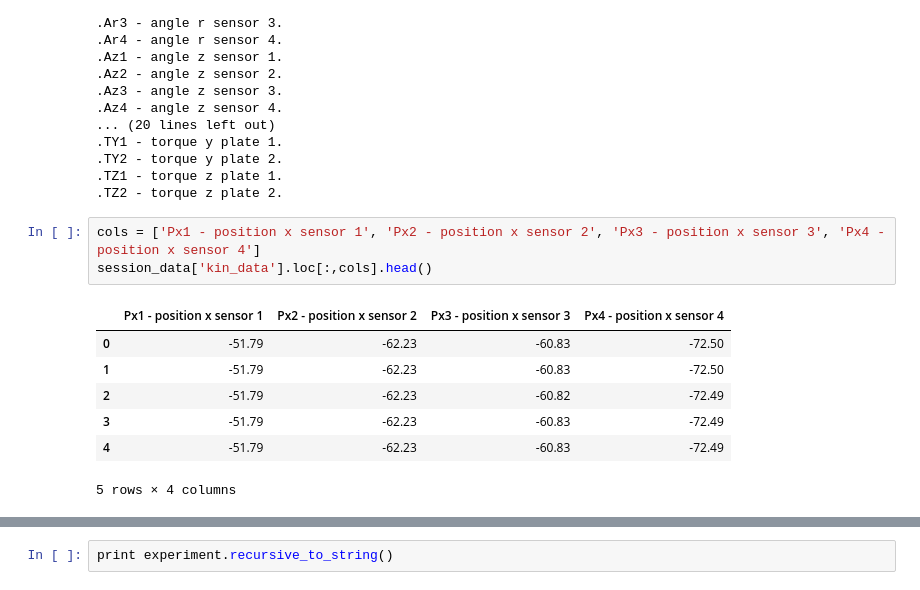
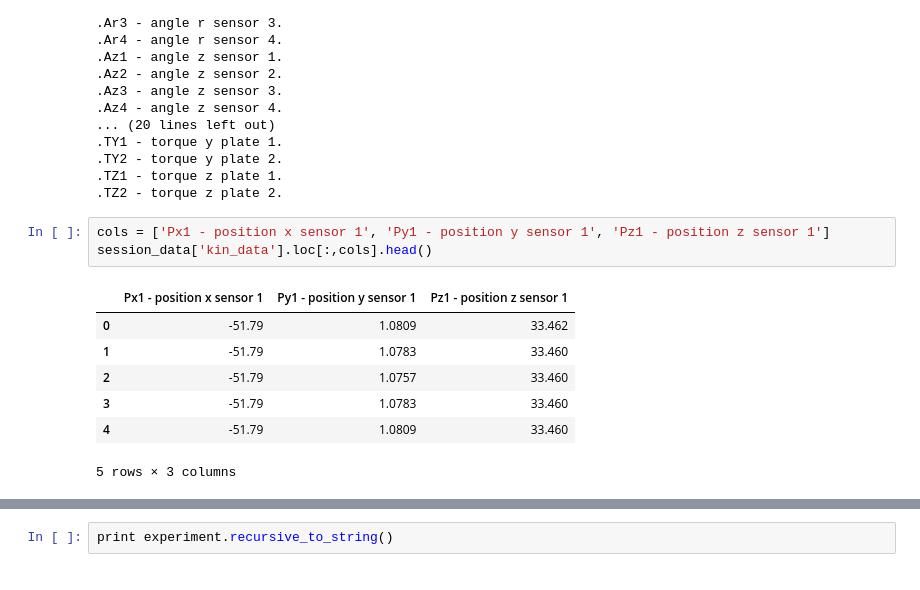
Before and after one commit to PaddyK/biosi, a Jupyter notebook: beta_notebook.ipynb, the cells around one changed output, grey strips where cells are left out. Drawn from its saved outputs; the diff is of its cells as text.

```diff
--- a/beta_notebook.ipynb
+++ b/beta_notebook.ipynb
@@ -60,16 +57,16 @@ for c in session_data['kin_data'].columns:
 .TZ1 - torque z plate 1.
 .TZ2 - torque z plate 2.
 # %%
-cols = ['Px1 - position x sensor 1', 'Px2 - position x sensor 2', 'Px3 - position x sensor 3', 'Px4 - position x sensor 4']
+cols = ['Px1 - position x sensor 1', 'Py1 - position y sensor 1', 'Pz1 - position z sensor 1']
 session_data['kin_data'].loc[:,cols].head()
 # %% [output]
-|  | Px1 - position x sensor 1 | Px2 - position x sensor 2 | Px3 - position x sensor 3 | Px4 - position x sensor 4 |
-| 0 | -51.79 | -62.23 | -60.83 | -72.50 |
-| 1 | -51.79 | -62.23 | -60.83 | -72.50 |
-| 2 | -51.79 | -62.23 | -60.82 | -72.49 |
-| 3 | -51.79 | -62.23 | -60.83 | -72.49 |
-| 4 | -51.79 | -62.23 | -60.83 | -72.49 |
+|  | Px1 - position x sensor 1 | Py1 - position y sensor 1 | Pz1 - position z sensor 1 |
+| 0 | -51.79 | 1.0809 | 33.462 |
+| 1 | -51.79 | 1.0783 | 33.460 |
+| 2 | -51.79 | 1.0757 | 33.460 |
+| 3 | -51.79 | 1.0783 | 33.460 |
+| 4 | -51.79 | 1.0809 | 33.460 |
-5 rows × 4 columns
+5 rows × 3 columns
 # %%
 markers = None
 experiment = kb.create_emg_eeg_kb(meta=metadata, session=session_data, markers=markers)
```
Also changed, not shown: parts of 23 cells of this notebook.
